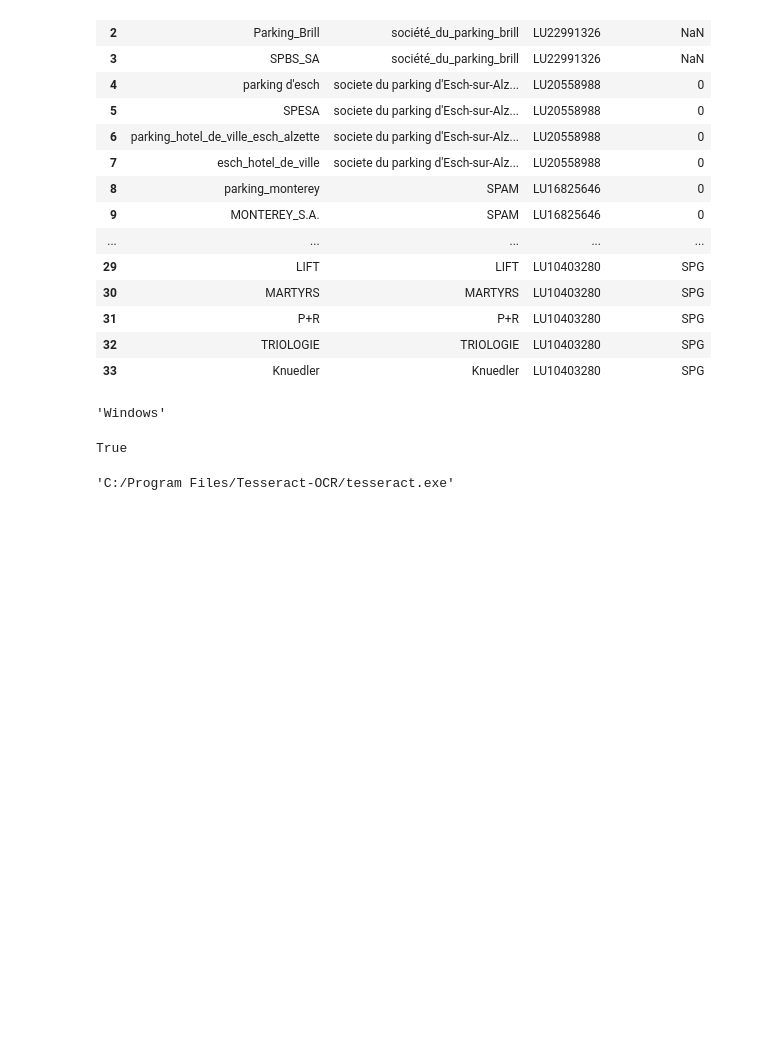
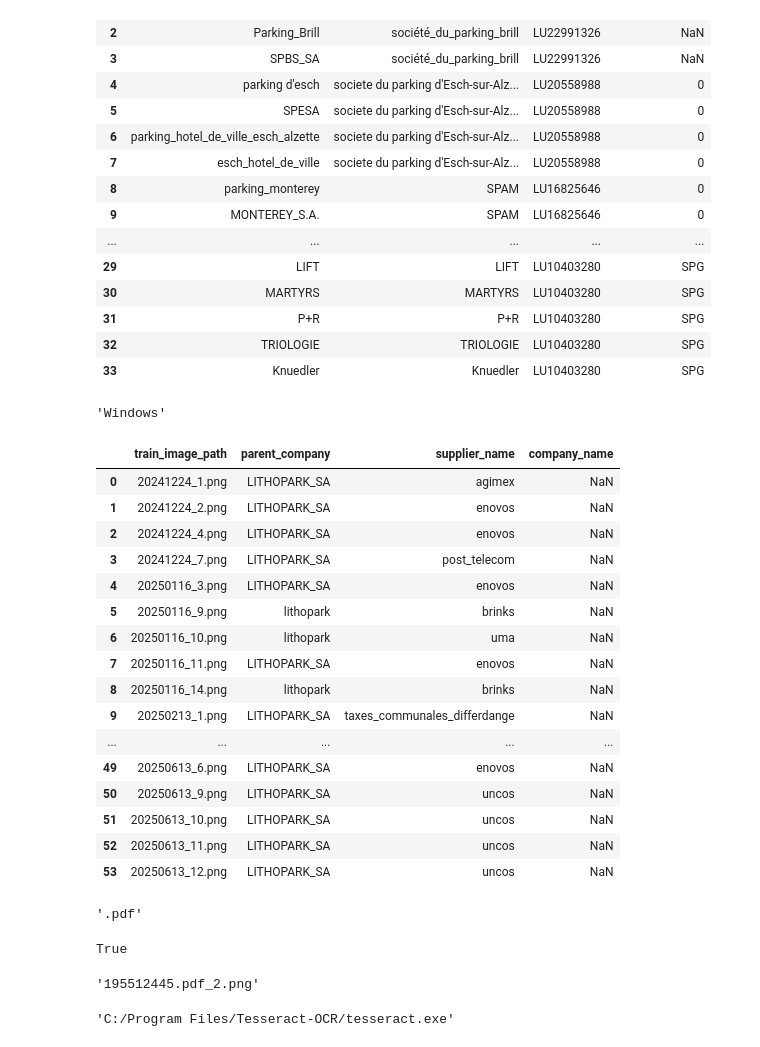
Before and after one commit to hf2503/invoice-ocr-classifier, a Jupyter notebook: expand.ipynb, the cells around one changed output. Cells and saved outputs as stored; diff of their text form; code cells hidden in the pictures; blank space fills up the shorter version.

```diff
--- a/expand.ipynb
+++ b/expand.ipynb
@@ -33,11 +33,42 @@ pd.read_csv('data\list_company.csv')
 platform.system()
 # %% [output]
 'Windows'
+# %%
+train_data = pd.read_csv(r'data\train\train_data.csv')
+train_data
+# %% [output]
+|  | train_image_path | parent_company | supplier_name | company_name |
+| 0 | 20241224_1.png | LITHOPARK_SA | agimex | NaN |
+| 1 | 20241224_2.png | LITHOPARK_SA | enovos | NaN |
+| 2 | 20241224_4.png | LITHOPARK_SA | enovos | NaN |
+| 3 | 20241224_7.png | LITHOPARK_SA | post_telecom | NaN |
+| 4 | 20250116_3.png | LITHOPARK_SA | enovos | NaN |
+| 5 | 20250116_9.png | lithopark | brinks | NaN |
+| 6 | 20250116_10.png | lithopark | uma | NaN |
+| 7 | 20250116_11.png | LITHOPARK_SA | enovos | NaN |
+| 8 | 20250116_14.png | lithopark | brinks | NaN |
+| 9 | 20250213_1.png | LITHOPARK_SA | taxes_communales_differdange | NaN |
+| ... | ... | ... | ... | ... |
+| 49 | 20250613_6.png | LITHOPARK_SA | enovos | NaN |
+| 50 | 20250613_9.png | LITHOPARK_SA | uncos | NaN |
+| 51 | 20250613_10.png | LITHOPARK_SA | uncos | NaN |
+| 52 | 20250613_11.png | LITHOPARK_SA | uncos | NaN |
+| 53 | 20250613_12.png | LITHOPARK_SA | uncos | NaN |
+# %%
+s = "20250430142213126.pdf"
+last_4 = s[-4:]  # ".pdf"
+last_4
+# %% [output]
+'.pdf'
 # %%
 from dotenv import load_dotenv
 load_dotenv(dotenv_path='./src/.env')
 # %% [output]
 True
+# %%
+os.path.basename(r'C:\Users\User\Documents\LUX_INVOICE_2\data\train\195512445.pdf_2.png')
+# %% [output]
+'195512445.pdf_2.png'
 # %%
 os.getenv("TESSERACT_PATH_WIN")
 # %% [output]
```
Also changed, not shown: parts of 7 cells of this notebook, 9 other files.
